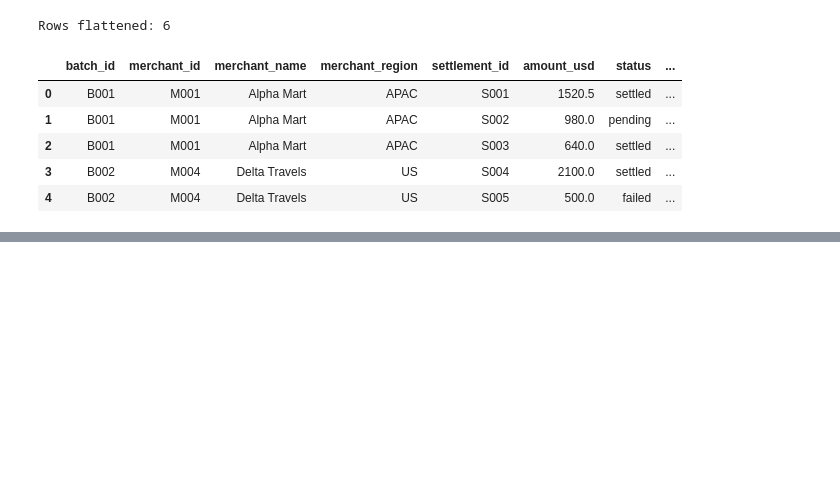
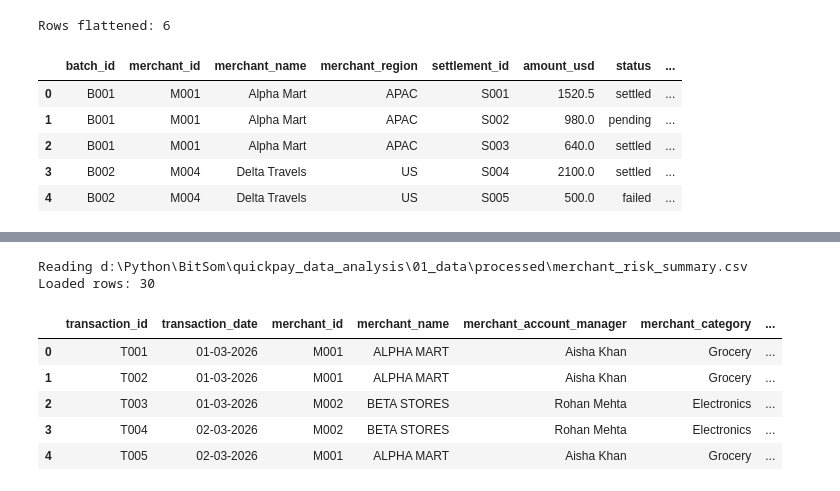
Before and after one commit to ssk-shanky/quickpay_data_analysis, a Jupyter notebook: 04_python/fintech_pipeline.ipynb, the cells around one changed output, grey strips where cells are left out. Cells and saved outputs as stored; diff of their text form; code cells hidden in the pictures; blank space fills up the shorter version.

```diff
--- a/04_python/fintech_pipeline.ipynb
+++ b/04_python/fintech_pipeline.ipynb
@@ -585,0 +427,32 @@ Wrote d:\Python\BitSom\quickpay_data_analysis\01_data\processed\api_normalized.c
+# %%
+# Load and preprocess merchant risk summary
+mr_fp = processed_dir / 'merchant_risk_summary.csv'
+print('Reading', mr_fp)
+df_mr = pd.read_csv(mr_fp)
+# Normalize numeric fields
+df_mr['amount_usd'] = pd.to_numeric(df_mr.get('amount_usd', pd.Series()), errors='coerce')
+df_mr['risk_score'] = pd.to_numeric(df_mr.get('risk_score', pd.Series()), errors='coerce')
+df_mr['high_risk_flag'] = pd.to_numeric(df_mr.get('high_risk_flag', pd.Series()), errors='coerce').fillna(0).astype(int)
+df_mr['high_value_flag'] = pd.to_numeric(df_mr.get('high_value_flag', pd.Series()), errors='coerce').fillna(0).astype(int)
+# Parse transaction date (DD-MM-YYYY in source)
+if 'transaction_date' in df_mr.columns:
+    df_mr['transaction_date_parsed'] = pd.to_datetime(df_mr['transaction_date'], format='%d-%m-%Y', errors='coerce')
+    df_mr['date'] = df_mr['transaction_date_parsed'].dt.strftime('%Y-%m-%d')
+else:
+    df_mr['date'] = None
+# Derive status flags
+status = df_mr.get('status', pd.Series()).fillna('').astype(str).str.upper()
+df_mr['is_chargeback'] = status.str.contains('CHARGEBACK', na=False).astype(int)
+df_mr['is_failed'] = status.str.contains('FAILED', na=False).astype(int)
+df_mr['is_captured'] = (status == 'CAPTURED').astype(int)
+print('Loaded rows:', len(df_mr))
+df_mr.head()
+# %% [output]
+Reading d:\Python\BitSom\quickpay_data_analysis\01_data\processed\merchant_risk_summary.csv
+Loaded rows: 30
+|  | transaction_id | transaction_date | merchant_id | merchant_name | merchant_account_manager | merchant_category | ... |
+| 0 | T001 | 01-03-2026 | M001 | ALPHA MART | Aisha Khan | Grocery | ... |
+| 1 | T002 | 01-03-2026 | M001 | ALPHA MART | Aisha Khan | Grocery | ... |
+| 2 | T003 | 01-03-2026 | M002 | BETA STORES | Rohan Mehta | Electronics | ... |
+| 3 | T004 | 02-03-2026 | M002 | BETA STORES | Rohan Mehta | Electronics | ... |
+| 4 | T005 | 02-03-2026 | M001 | ALPHA MART | Aisha Khan | Grocery | ... |
```
Also changed, not shown: parts of 4 cells of this notebook, 5 other files.
